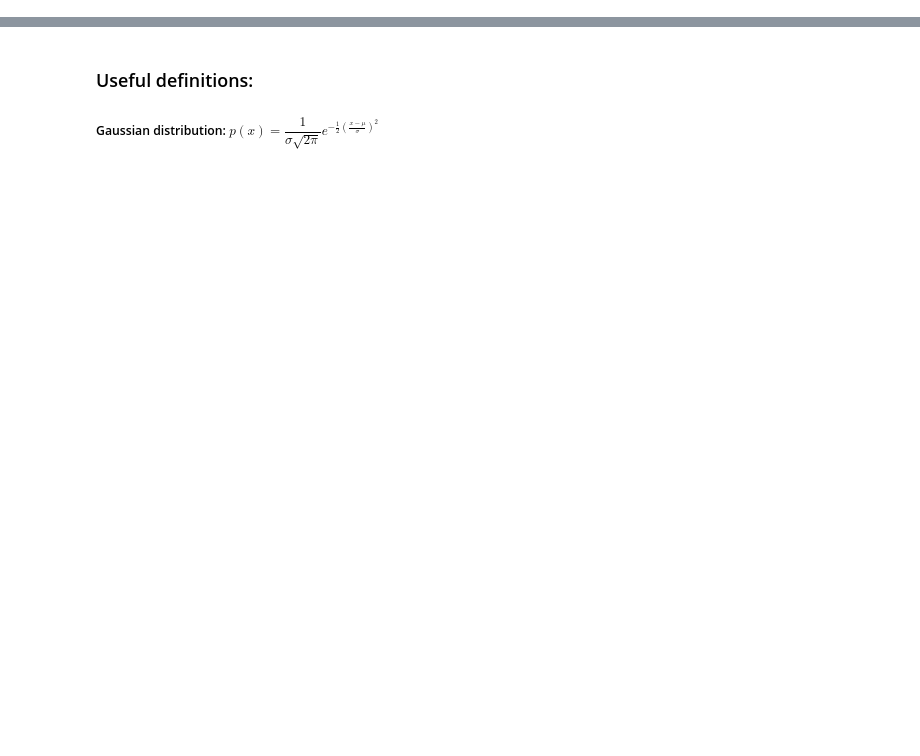
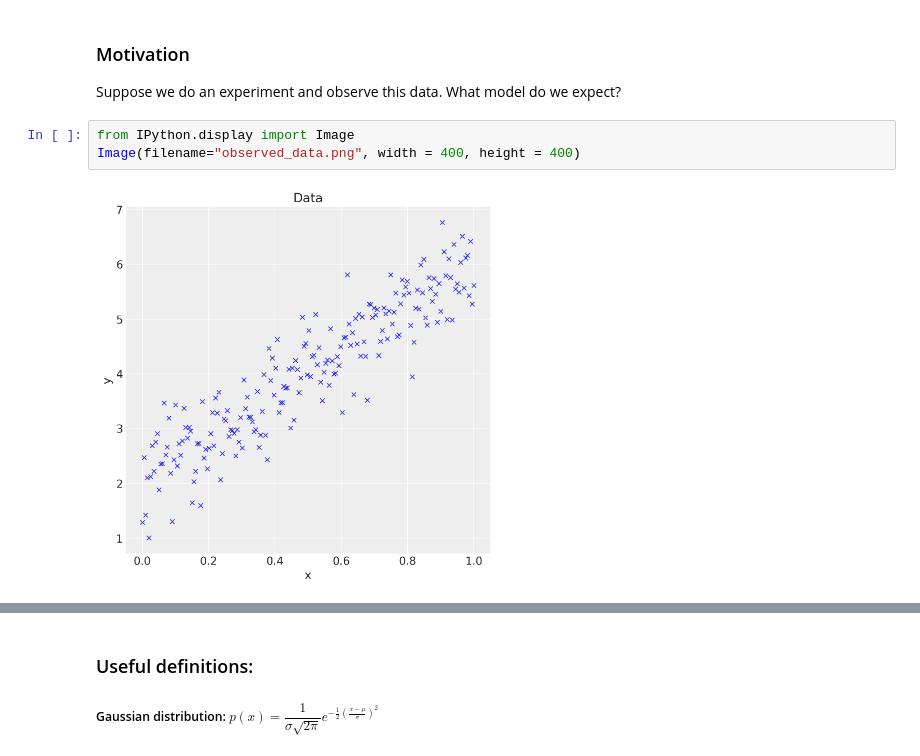
Before and after one commit to ZuckermanLab/ModelExplorer, a Jupyter notebook: Bayesian model fitting notebook-V2.ipynb, the cells around one changed output, grey strips where cells are left out. Drawn from its saved outputs; the diff is of its cells as text; blank space fills up the shorter version.

```diff
--- a/Bayesian model fitting notebook-V2.ipynb
+++ b/Bayesian model fitting notebook-V2.ipynb
@@ -28,0 +7,9 @@ Often logs are used to calculate the probabilities to reduce numerical issues w/
+# %% [markdown]
+### Motivation
+
+Suppose we do an experiment and observe this data. What model do we expect?
+# %%
+from IPython.display import Image
+Image(filename="observed_data.png", width = 400, height = 400)
+# %% [output]
+[figure, added]
```
Also changed, not shown: parts of 42 cells of this notebook.
